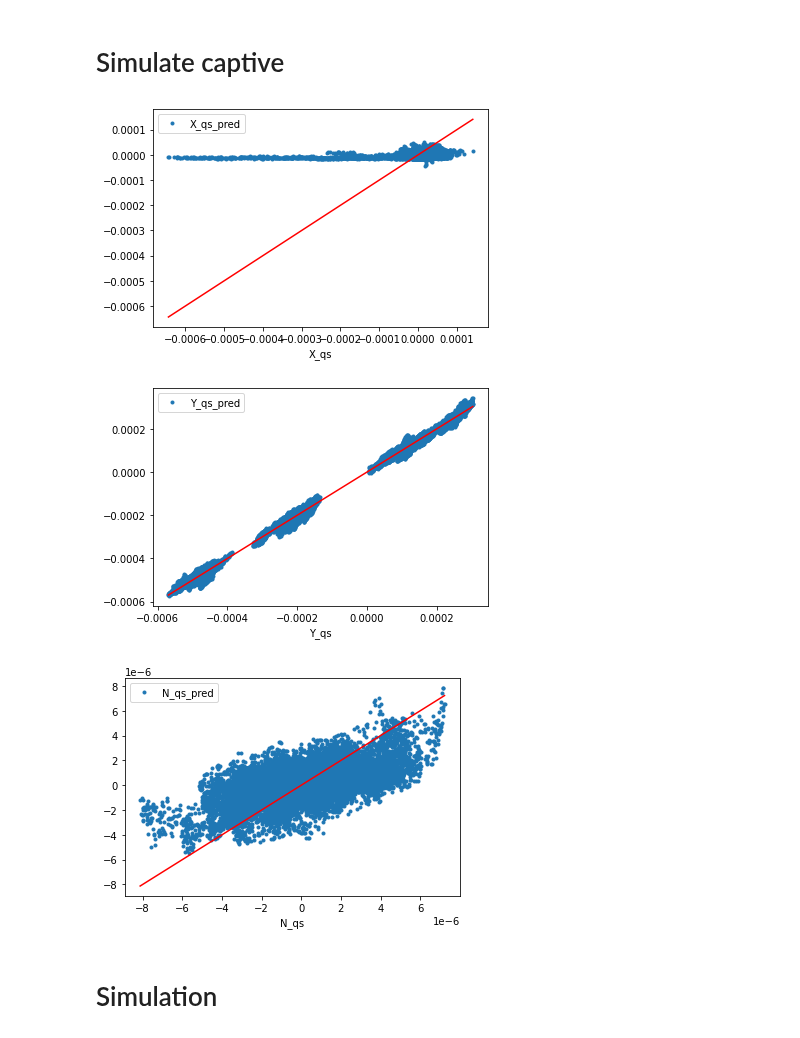
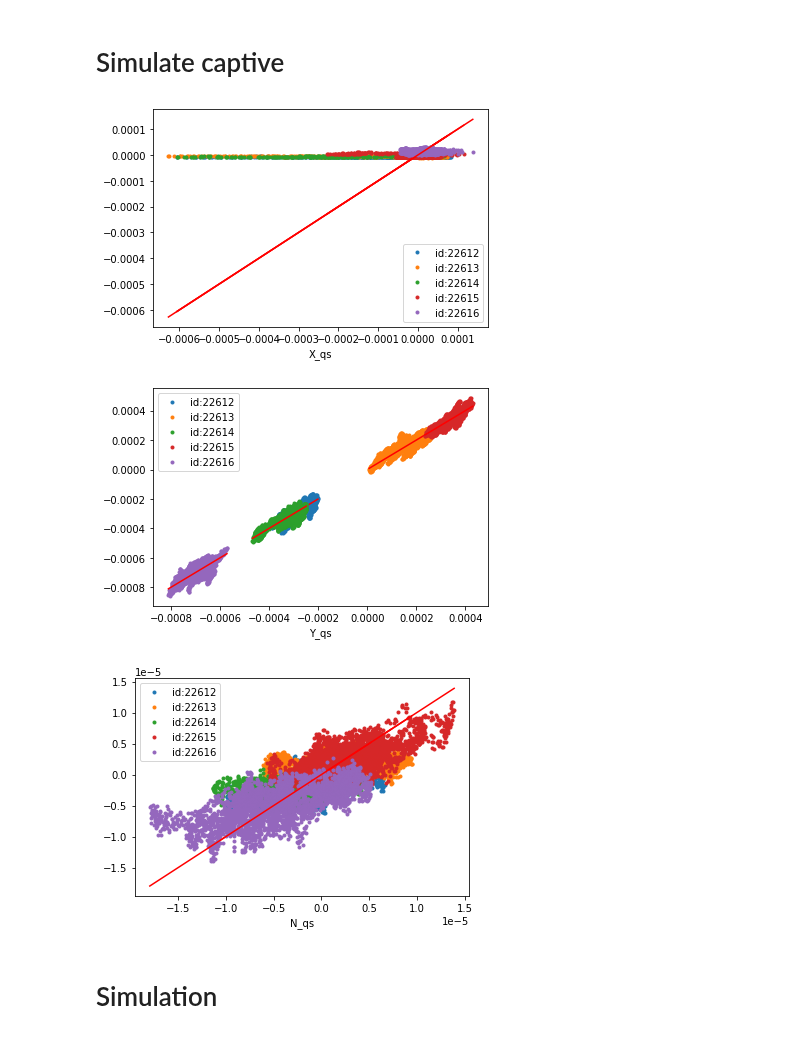
Before and after one commit to martinlarsalbert/VesselManoeuvringModels, a Jupyter notebook: notebooks/07.03_PIT_static_forces_nonlinear.ipynb, the cells around one changed output. Saved outputs shown, nothing was run; the diff lists cells and outputs as text; code cells hidden in the pictures.

```diff
--- a/notebooks/07.03_PIT_static_forces_nonlinear.ipynb
+++ b/notebooks/07.03_PIT_static_forces_nonlinear.ipynb
@@ -256,5 +261,21 @@ Name: brix_prime, dtype: float64
+# %%
+interesting = [
+    'u',
+    'v',
+    'r',
+    'u1d',
+    'v1d',
+    'r1d',
+    'delta',
+    'x0',
+    'y0',
+    'psi',
+    'id',
+    't',
+]
+df_prime = ps.prime(df[interesting], U=df['V'])
 # %%
-df['Y_qs'] = run(Y_qs_lambda, inputs=ship_parameters, **df, **df_parameters['brix_prime'])
-df['X_qs'] = run(X_qs_lambda, inputs=ship_parameters, **df, **df_parameters['brix_prime'])
-df['N_qs'] = run(N_qs_lambda, inputs=ship_parameters, **df, **df_parameters['brix_prime'])
+df_prime['Y_qs'] = run(Y_qs_lambda, inputs= ps.prime(ship_parameters), **df_prime, **df_parameters['brix_prime'])
+df_prime['X_qs'] = run(X_qs_lambda, inputs= ps.prime(ship_parameters), **df_prime, **df_parameters['brix_prime'])
+df_prime['N_qs'] = run(N_qs_lambda, inputs=ps.prime(ship_parameters), **df_prime, **df_parameters['brix_prime'])
 # %%
@@ -306,0 +325,7 @@ df_prime = ps.prime(df[interesting], U=df['V'])
+# %%
+fig,ax=plt.subplots()
+ship_parameters_prime = ps.prime(ship_parameters)
+
+for id,group in df_prime.groupby(by='id'):
+    track_plot(df=group, lpp=ship_parameters_prime['L'], beam=ship_parameters_prime['B'],
+               x_dataset='x0', y_dataset='y0',  psi_dataset='psi', ax=ax);
@@ -547,12 +549,13 @@ df_prime['N_qs_pred'] = run(function=N_qs_lambda, inputs=df_prime, **df_paramete
 # %%
 for key in ['X_qs','Y_qs','N_qs']:
     fig,ax=plt.subplots()
-    df_prime.plot(x=key, y=f'{key}_pred',style='.', ax=ax)
-    ax.plot([df_prime[key].min(), df_prime[key].max()], [df_prime[key].min(), df_prime[key].max()], 'r-')
+    for id,group in df_prime.groupby(by='id'):
+        group.plot(x=key, y=f'{key}_pred',style='.', ax=ax, label=f'id:{int(id)}')
+        ax.plot([group[key].min(), group[key].max()], [group[key].min(), group[key].max()], 'r-')
 # %% [output]
-[figure, old version]
+[figure, new version]
-[figure, old version]
+[figure, new version]
-[figure, old version]
+[figure, new version]
 # %% [markdown]
 # Simulation
 # %%
```
Also changed, not shown: parts of 22 cells of this notebook, 5 other files.
